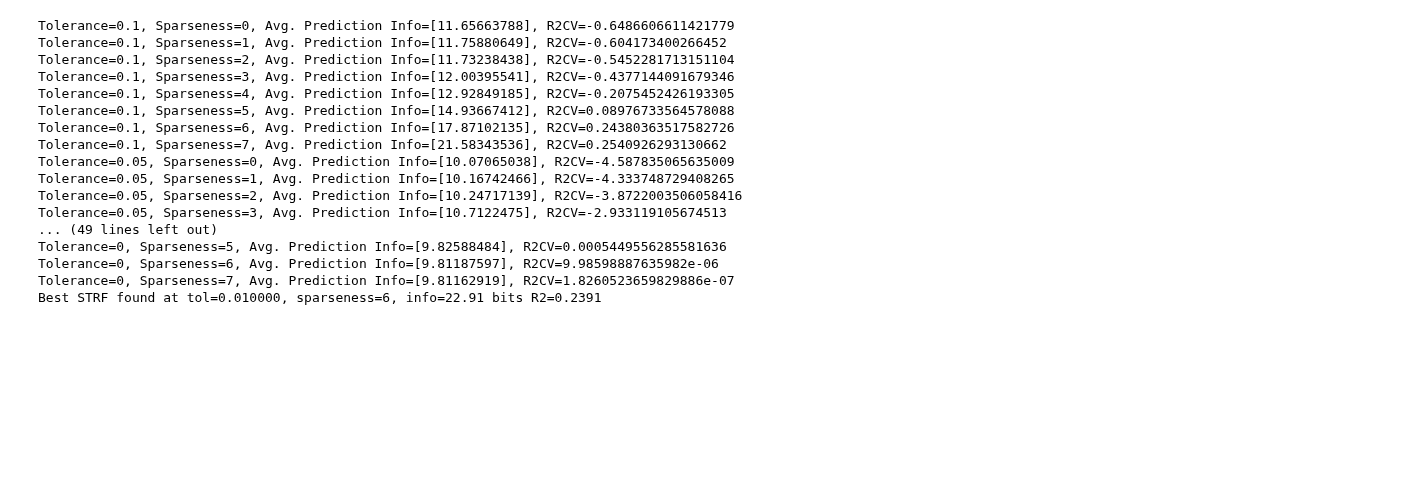
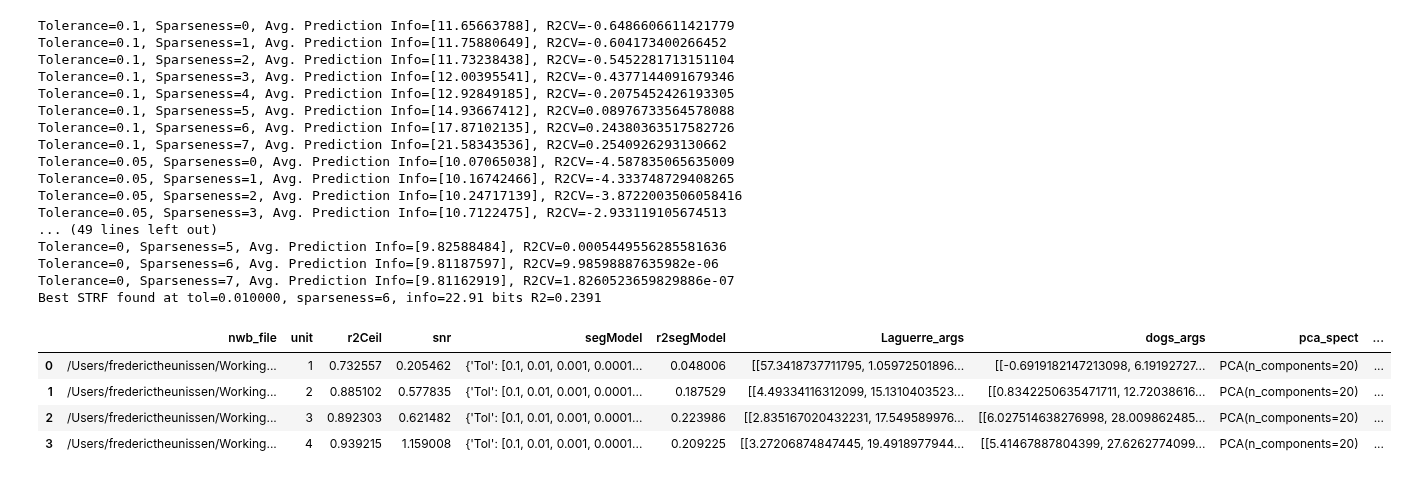
Before and after one commit to theunissenlab/strfPy, a Jupyter notebook: runFile.ipynb, the cells around one changed output. Saved outputs shown, nothing was run; the diff lists cells and outputs as text; code cells hidden in the pictures; blank space fills up the shorter version.

```diff
--- a/runFile.ipynb
+++ b/runFile.ipynb
@@ -176,6 +176,14 @@ Tolerance=0, Sparseness=5, Avg. Prediction Info=[9.82588484], R2CV=0.00054495562
 Tolerance=0, Sparseness=6, Avg. Prediction Info=[9.81187597], R2CV=9.98598887635982e-06
 Tolerance=0, Sparseness=7, Avg. Prediction Info=[9.81162919], R2CV=1.8260523659829886e-07
 Best STRF found at tol=0.010000, sparseness=6, info=22.91 bits R2=0.2391
+# %%
+resultsDF
+# %% [output]
+|  | nwb_file | unit | r2Ceil | snr | segModel | r2segModel | Laguerre_args | dogs_args | pca_spect | ... |
+| 0 | /Users/frederictheunissen/Working... | 1 | 0.732557 | 0.205462 | {'Tol': [0.1, 0.01, 0.001, 0.0001... | 0.048006 | [[57.3418737711795, 1.05972501896... | [[-0.6919182147213098, 6.19192727... | PCA(n_components=20) | ... |
+| 1 | /Users/frederictheunissen/Working... | 2 | 0.885102 | 0.577835 | {'Tol': [0.1, 0.01, 0.001, 0.0001... | 0.187529 | [[4.49334116312099, 15.1310403523... | [[0.8342250635471711, 12.72038616... | PCA(n_components=20) | ... |
+| 2 | /Users/frederictheunissen/Working... | 3 | 0.892303 | 0.621482 | {'Tol': [0.1, 0.01, 0.001, 0.0001... | 0.223986 | [[2.835167020432231, 17.549589976... | [[6.027514638276998, 28.009862485... | PCA(n_components=20) | ... |
+| 3 | /Users/frederictheunissen/Working... | 4 | 0.939215 | 1.159008 | {'Tol': [0.1, 0.01, 0.001, 0.0001... | 0.209225 | [[3.27206874847445, 19.4918977944... | [[5.41467887804399, 27.6262774099... | PCA(n_components=20) | ... |
 # %%
 # hdf_file = '/Users/frederictheunissen/Work Data/OperantEphys/NWB_Files/HpiPur2667F_site02_240905_072851_pb_op_ks4_lat_250215.h5'
 # resultsDF.to_hdf(hdf_file, key='resultsDF')
```
